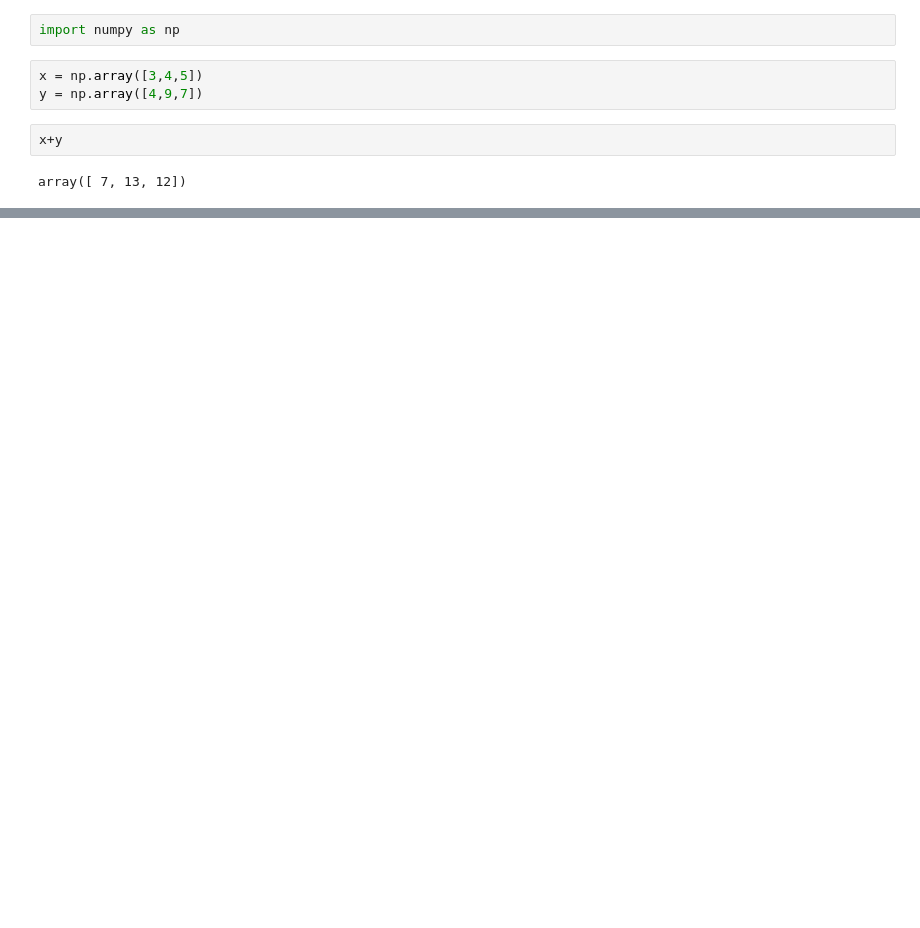
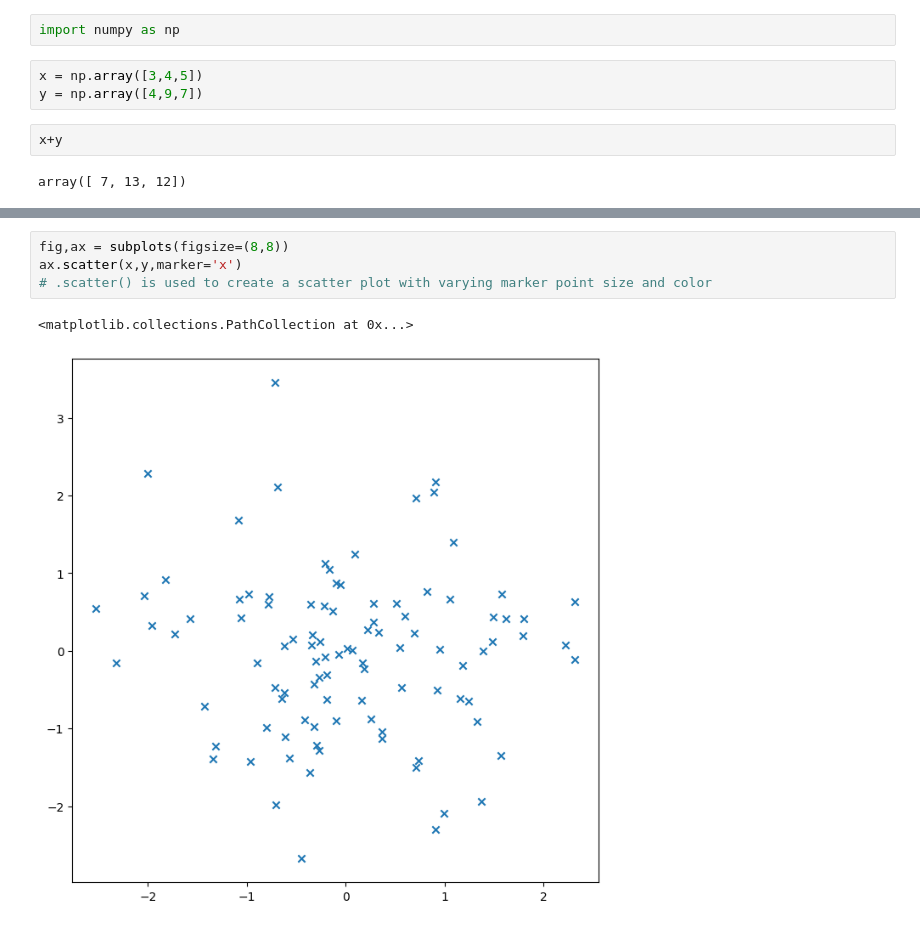
Before and after one commit to Pavan-Nambi/ISL-Python, a Jupyter notebook: 01_introduction.ipynb, the cells around one changed output, grey strips where cells are left out. Saved outputs shown, nothing was run; the diff lists cells and outputs as text; blank space fills up the shorter version.

```diff
--- a/01_introduction.ipynb
+++ b/01_introduction.ipynb
@@ -49,0 +298,7 @@ array([ 7, 13, 12])
+# %%
+fig,ax = subplots(figsize=(8,8))
+ax.scatter(x,y,marker='x')
+# .scatter() is used to create a scatter plot with varying marker point size and color
+# %% [output]
+<matplotlib.collections.PathCollection at 0x...>
+[figure, added]
```
Also changed, not shown: parts of 72 cells of this notebook, 5 other files.
